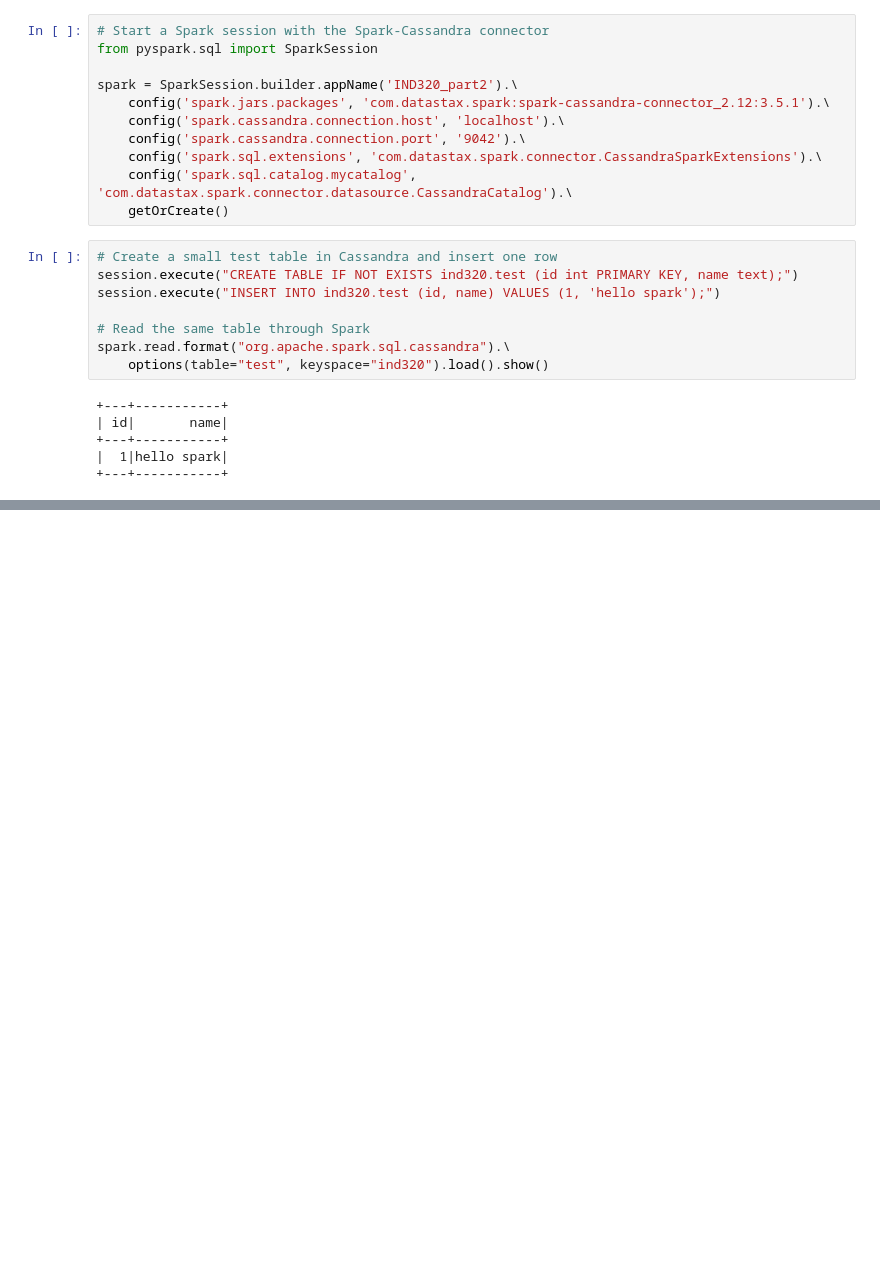
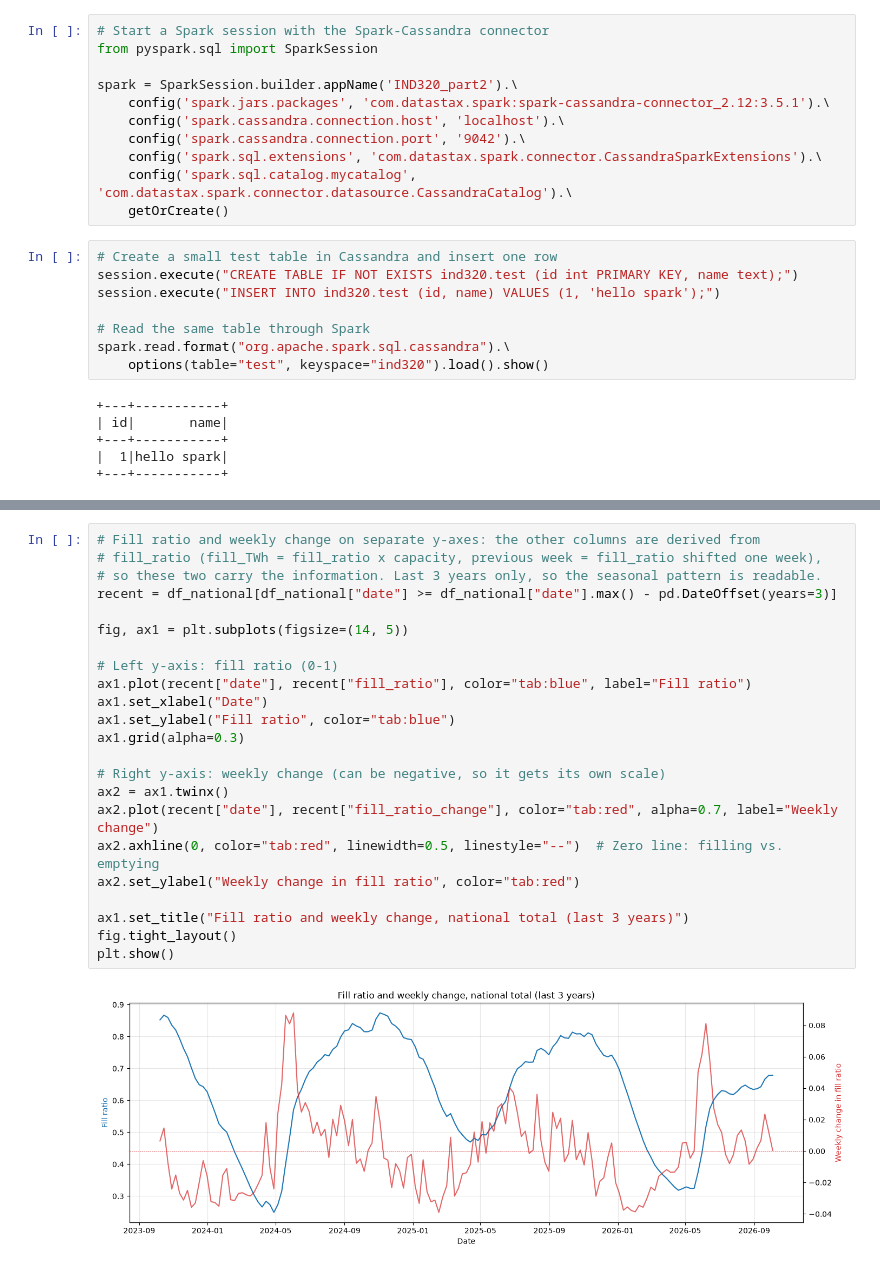
Before and after one commit to Andreolesen/AndreOlesen-IND320, a Jupyter notebook: ind320_part2.ipynb, the cells around one changed output, grey strips where cells are left out. Saved outputs shown, nothing was run; the diff lists cells and outputs as text; blank space fills up the shorter version.

```diff
--- a/ind320_part2.ipynb
+++ b/ind320_part2.ipynb
@@ -61,0 +284,25 @@ spark.read.format("org.apache.spark.sql.cassandra").\
+# %%
+# Fill ratio and weekly change on separate y-axes: the other columns are derived from
+# fill_ratio (fill_TWh = fill_ratio x capacity, previous week = fill_ratio shifted one week),
+# so these two carry the information. Last 3 years only, so the seasonal pattern is readable.
+recent = df_national[df_national["date"] >= df_national["date"].max() - pd.DateOffset(years=3)]
+
+fig, ax1 = plt.subplots(figsize=(14, 5))
+
+# Left y-axis: fill ratio (0-1)
+ax1.plot(recent["date"], recent["fill_ratio"], color="tab:blue", label="Fill ratio")
+ax1.set_xlabel("Date")
+ax1.set_ylabel("Fill ratio", color="tab:blue")
+ax1.grid(alpha=0.3)
+
+# Right y-axis: weekly change (can be negative, so it gets its own scale)
+ax2 = ax1.twinx()
+ax2.plot(recent["date"], recent["fill_ratio_change"], color="tab:red", alpha=0.7, label="Weekly change")
+ax2.axhline(0, color="tab:red", linewidth=0.5, linestyle="--")  # Zero line: filling vs. emptying
+ax2.set_ylabel("Weekly change in fill ratio", color="tab:red")
+
+ax1.set_title("Fill ratio and weekly change, national total (last 3 years)")
+fig.tight_layout()
+plt.show()
+# %% [output]
+[figure, added]
```
Also changed, not shown: parts of 14 cells of this notebook.
